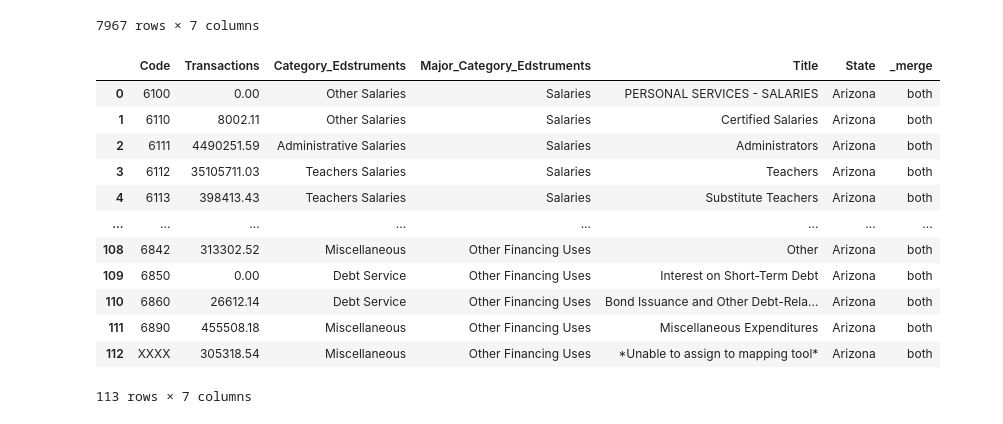
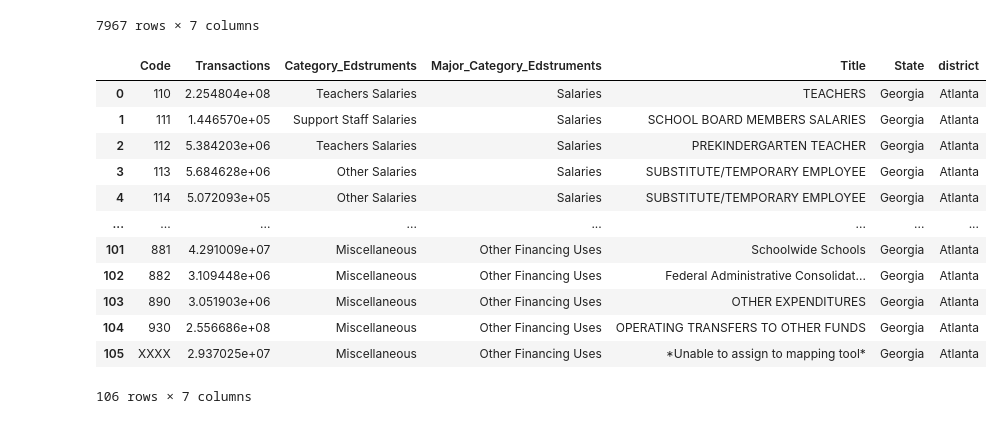
Before and after one commit to apinestealth/district-comparison, a Jupyter notebook: notebooks/whatthehellll.ipynb, the cells around one changed output. Drawn from its saved outputs; the diff is of its cells as text; code cells hidden in the pictures.

```diff
--- a/notebooks/whatthehellll.ipynb
+++ b/notebooks/whatthehellll.ipynb
@@ -97,45 +100,58 @@ display(clean_map)
 | 7966 | 790 | 0 | Miscellaneous | Other Financing Uses | Miscellaneous Objects | Wyoming | 790 |
 7967 rows × 7 columns
 # %%
-#most of the stuff from map script
+#stuff from map script
 mapping = pd.read_csv(data_dir + 'processed/mapping.csv')
 dist_1_og = pd.read_csv(data_dir + 'processed/tolleson.csv')
 state_1 = 'Arizona'
 dist_2_og = pd.read_csv(data_dir + 'processed/atlanta.csv')
 state_2 = 'Georgia'
 
 dist_1_map = mapping[mapping['State'] == state_1].reset_index()
 dist_1_map = dist_1_map.drop(columns=['index', 'Unnamed: 0', 'Object_code', 'Function_code'])
 dist_1_map.loc[len(dist_1_map.index)] = ['Miscellaneous', 'Other Financing Uses', '*Unable to assign to mapping tool*', state_1, 'XXXX']
 
 dist_2_map = mapping[mapping['State'] == state_2].reset_index()
 dist_2_map = dist_2_map.drop(columns=['index', 'Unnamed: 0', 'Object_code', 'Function_code'])
 dist_2_map.loc[len(dist_2_map.index)] = ['Miscellaneous', 'Other Financing Uses', '*Unable to assign to mapping tool*', state_2, 'XXXX']
 
 dist_1_og['Code'] = dist_1_og['Code'].astype(str)
 dist_2_og['Code'] = dist_2_og['Code'].astype(str)
 
 dist_1_merge_diff = dist_1_og.merge(dist_1_map, how='left', on='Code', indicator=True)
 dist_1_merge_diff2 = dist_1_merge_diff[dist_1_merge_diff['_merge'] == 'left_only']
 dist_1_not_mapped = list(dist_1_merge_diff2['Code'])
 dist_1_og['Code'] = np.where(dist_1_og['Code'].isin(dist_1_not_mapped), dist_1_og['Code'] == 'False', dist_1_og['Code'])
 
+dist_2_merge_diff = dist_2_og.merge(dist_2_map, how='left', on='Code', indicator=True)
+dist_2_merge_diff2 = dist_2_merge_diff[dist_2_merge_diff['_merge'] == 'left_only']
+dist_2_not_mapped = list(dist_2_merge_diff2['Code'])
+dist_2_og['Code'] = np.where(dist_2_og['Code'].isin(dist_2_not_mapped), dist_2_og['Code'] == 'False', dist_2_og['Code'])
+
 dist_1_og.loc[(dist_1_og.Code == False),'Code']='XXXX'
 dist_1_og = dist_1_og.groupby(['Code'])['Transactions'].sum().reset_index()
 
+dist_2_og.loc[(dist_2_og.Code == False),'Code']='XXXX'
+dist_2_og = dist_2_og.groupby(['Code'])['Transactions'].sum().reset_index()
+
 dist_1_merge = dist_1_og.merge(dist_1_map, how='left', on='Code')
+dist_1_merge['district'] = 'Tolleson'
 dist_1_merge
+
+dist_2_merge = dist_2_og.merge(dist_2_map, how='left', on='Code')
+dist_2_merge['district'] = 'Atlanta'
+dist_2_merge
 # %% [output]
-|  | Code | Transactions | Category_Edstruments | Major_Category_Edstruments | Title | State | _merge |
-| 0 | 6100 | 0.00 | Other Salaries | Salaries | PERSONAL SERVICES - SALARIES | Arizona | both |
-| 1 | 6110 | 8002.11 | Other Salaries | Salaries | Certified Salaries | Arizona | both |
-| 2 | 6111 | 4490251.59 | Administrative Salaries | Salaries | Administrators | Arizona | both |
-| 3 | 6112 | 35105711.03 | Teachers Salaries | Salaries | Teachers | Arizona | both |
-| 4 | 6113 | 398413.43 | Teachers Salaries | Salaries | Substitute Teachers | Arizona | both |
+|  | Code | Transactions | Category_Edstruments | Major_Category_Edstruments | Title | State | district |
+| 0 | 110 | 2.254804e+08 | Teachers Salaries | Salaries | TEACHERS | Georgia | Atlanta |
+| 1 | 111 | 1.446570e+05 | Support Staff Salaries | Salaries | SCHOOL BOARD MEMBERS SALARIES | Georgia | Atlanta |
+| 2 | 112 | 5.384203e+06 | Teachers Salaries | Salaries | PREKINDERGARTEN TEACHER | Georgia | Atlanta |
+| 3 | 113 | 5.684628e+06 | Other Salaries | Salaries | SUBSTITUTE/TEMPORARY EMPLOYEE | Georgia | Atlanta |
+| 4 | 114 | 5.072093e+05 | Other Salaries | Salaries | SUBSTITUTE/TEMPORARY EMPLOYEE | Georgia | Atlanta |
 | ... | ... | ... | ... | ... | ... | ... | ... |
-| 108 | 6842 | 313302.52 | Miscellaneous | Other Financing Uses | Other | Arizona | both |
-| 109 | 6850 | 0.00 | Debt Service | Other Financing Uses | Interest on Short-Term Debt | Arizona | both |
-| 110 | 6860 | 26612.14 | Debt Service | Other Financing Uses | Bond Issuance and Other Debt-Rela... | Arizona | both |
-| 111 | 6890 | 455508.18 | Miscellaneous | Other Financing Uses | Miscellaneous Expenditures | Arizona | both |
-| 112 | XXXX | 305318.54 | Miscellaneous | Other Financing Uses | *Unable to assign to mapping tool* | Arizona | both |
+| 101 | 881 | 4.291009e+07 | Miscellaneous | Other Financing Uses | Schoolwide Schools | Georgia | Atlanta |
+| 102 | 882 | 3.109448e+06 | Miscellaneous | Other Financing Uses | Federal Administrative Consolidat... | Georgia | Atlanta |
+| 103 | 890 | 3.051903e+06 | Miscellaneous | Other Financing Uses | OTHER EXPENDITURES | Georgia | Atlanta |
+| 104 | 930 | 2.556686e+08 | Miscellaneous | Other Financing Uses | OPERATING TRANSFERS TO OTHER FUNDS | Georgia | Atlanta |
+| 105 | XXXX | 2.937025e+07 | Miscellaneous | Other Financing Uses | *Unable to assign to mapping tool* | Georgia | Atlanta |
-113 rows × 7 columns
+106 rows × 7 columns
```
Also changed, not shown: parts of 4 cells of this notebook, 6 other files.
